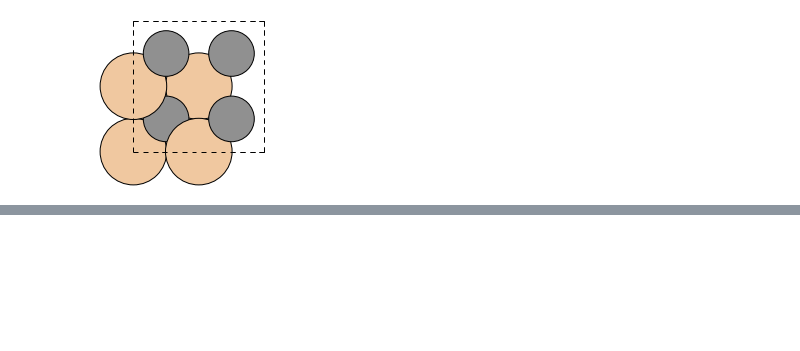
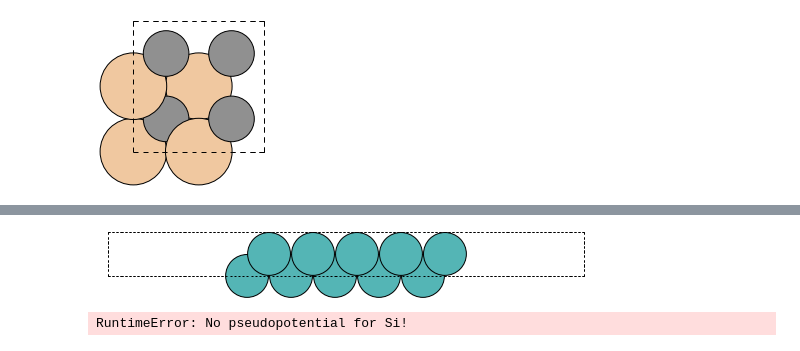
Before and after one commit to jochym/abinitio-workshop, a Jupyter notebook: notebooks/Wizualizacja.ipynb, the cells around one changed output, grey strips where cells are left out. Saved outputs shown, nothing was run; the diff lists cells and outputs as text; code cells hidden in the pictures; blank space fills up the shorter version.

```diff
--- a/notebooks/Wizualizacja.ipynb
+++ b/notebooks/Wizualizacja.ipynb
@@ -83,0 +114,34 @@ interact(show_cryst,x=(0.0,180),y=(0.0,180),c=fixed(diament))
+# %%
+# Powierzchnia (1,0,0) molibdenu
+Mo = bulk('Mo', 'bcc', a=3.16, cubic=True)
+s = surface(Mo, (1, 0, 0),5, vacuum=10)
+interact(show_cryst,x=(0.0,180),y=(0.0,180),c=fixed(s));
+# %% [output]
+[figure, added]
+# %%
+from ase import Atoms
+from ase.units import Ry
+from ase.calculators.abinit import Abinit
+
+a0 = 5.43
+bulk = Atoms('Si2', [(0, 0, 0),
+                     (0.25, 0.25, 0.25)],
+             pbc=True)
+b = a0 / 2
+bulk.set_cell([(0, b, b),
+               (b, 0, b),
+               (b, b, 0)], scale_atoms=True)
+
+calc = Abinit(label='Si',
+              nbands=8,  # one can specify any abinit keywords
+              ecut=10 * Ry,  # warning - used to speedup the test
+              kpts=[4, 4, 4],  # warning - used to speedup the test
+              chksymbreak=0,
+              )
+
+# one can specify abinit keywords also using set
+calc.set(toldfe=1.0e-2)  # warning - used to speedup the test
+bulk.set_calculator(calc)
+e = bulk.get_potential_energy()
+# %% [output]
+RuntimeError: No pseudopotential for Si!
```
Also changed, not shown: parts of 10 cells of this notebook, 1 other file.
